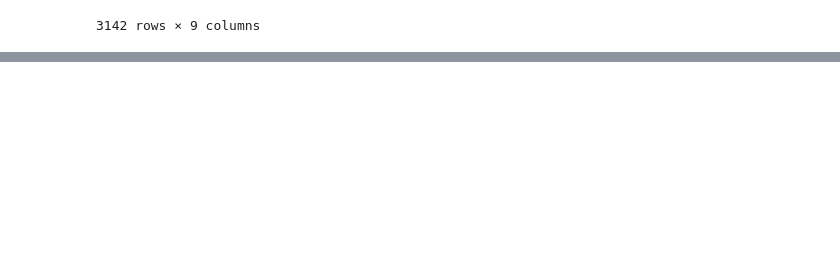
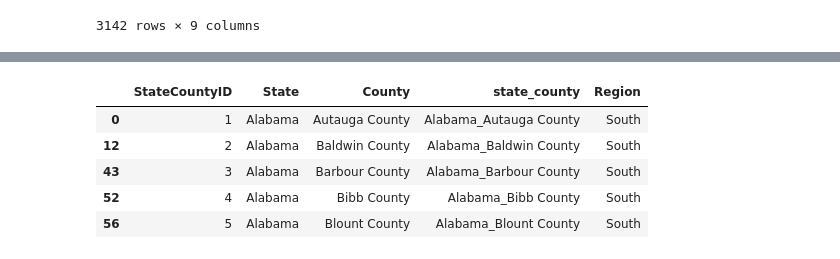
Before and after one commit to yaekobboru/Final_Project, a Jupyter notebook: FoodAccess_ETL_with_demographics.ipynb, the cells around one changed output, grey strips where cells are left out. Drawn from its saved outputs; the diff is of its cells as text; code cells hidden in the pictures; blank space fills up the shorter version.

```diff
--- a/FoodAccess_ETL_with_demographics.ipynb
+++ b/FoodAccess_ETL_with_demographics.ipynb
@@ -3,5 +7,5 @@ import pandas as pd
 # %%
-file = "FoodAccessResearchAtlasData.csv"
+file = "Resources/FoodAccessResearchAtlasData.csv"
 whole_set = pd.read_csv(file)
 whole_db = pd.DataFrame(whole_set)
 whole_db.head()
@@ -220,0 +280,67 @@ demo_df.to_csv("FoodAccessDemographics.csv", index=False)
+# %%
+state_info = whole_db[['State', 'County','state_county']]
+state_info = state_info.drop_duplicates()
+state_region = {
+'Alaska'                :'West'
+,'Alabama'              :'South'
+,'Arkansas'             :'South'
+,'Arizona'              :'West'
+,'California'           :'West'
+,'Colorado'             :'West'
+,'Connecticut'          :'Northeast'
+,'District of Columbia' :'South'
+,'Delaware'             :'South'
+,'Florida'              :'South'
+,'Georgia'              :'South'
+,'Hawaii'               :'West'
+,'Iowa'                 :'Midwest'
+,'Idaho'                :'West'
+,'Illinois'             :'Midwest'
+,'Indiana'              :'Midwest'
+,'Kansas'               :'Midwest'
+,'Kentucky'             :'South'
+,'Louisiana'            :'South'
+,'Massachusetts'        :'Northeast'
+,'Maryland'             :'South'
+,'Maine'                :'Northeast'
+,'Michigan'             :'Midwest'
+,'Minnesota'            :'Midwest'
+,'Missouri'             :'Midwest'
+,'Mississippi'          :'South'
+,'Montana'              :'West'
+,'North Carolina'       :'South'
+,'North Dakota'         :'Midwest'
+,'Nebraska'             :'Midwest'
+,'New Hampshire'        :'Northeast'
+,'New Jersey'           :'Northeast'
+,'New Mexico'           :'West'
+,'Nevada'               :'West'
+,'New York'             :'Northeast'
+,'Ohio'                 :'Midwest'
+,'Oklahoma'             :'South'
+,'Oregon'               :'West'
+,'Pennsylvania'         :'Northeast'
+,'Rhode Island'         :'Northeast'
+,'South Carolina'       :'South'
+,'South Dakota'         :'Midwest'
+,'Tennessee'            :'South'
+,'Texas'                :'South'
+,'Utah'                 :'West'
+,'Virginia'             :'South'
+,'Vermont'              :'Northeast'
+,'Washington'           :'West'
+,'Wisconsin'            :'Midwest'
+,'West Virginia'        :'South'
+,'Wyoming'              :'West'
+}
+state_info['Region'] = [state_region[state] for state in state_info.State]
+
+state_info.insert(0, 'StateCountyID', range(1, 1 + len(state_info)))
+state_info.head()
+# %% [output]
+|  | StateCountyID | State | County | state_county | Region |
+| 0 | 1 | Alabama | Autauga County | Alabama_Autauga County | South |
+| 12 | 2 | Alabama | Baldwin County | Alabama_Baldwin County | South |
+| 43 | 3 | Alabama | Barbour County | Alabama_Barbour County | South |
+| 52 | 4 | Alabama | Bibb County | Alabama_Bibb County | South |
+| 56 | 5 | Alabama | Blount County | Alabama_Blount County | South |
```
Also changed, not shown: parts of 10 cells of this notebook, 7 other files.
